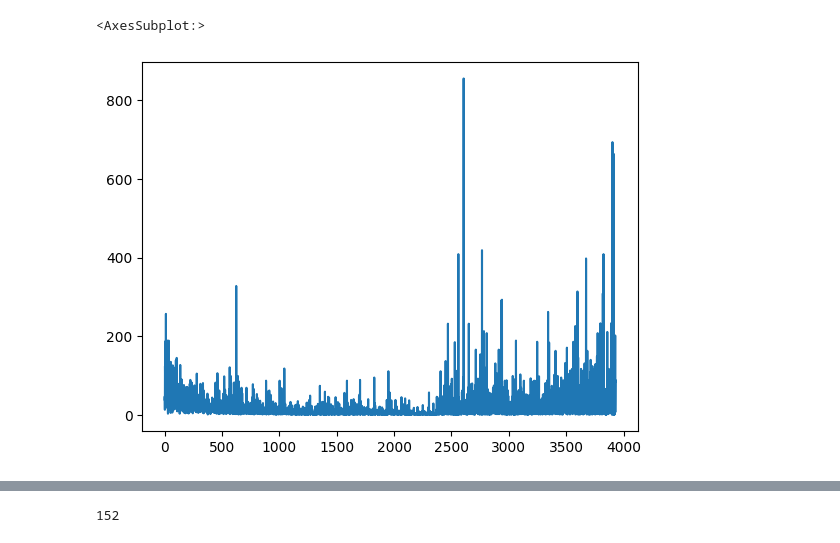
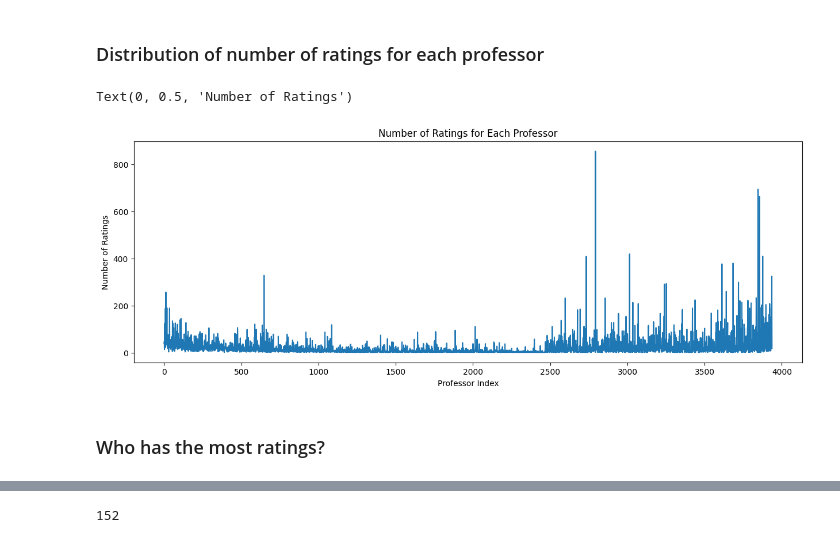
Before and after one commit to Riley-Adams/sta141b_project, a Jupyter notebook: profsEDA.ipynb, the cells around one changed output, grey strips where cells are left out. Saved outputs shown, nothing was run; the diff lists cells and outputs as text; code cells hidden in the pictures.

```diff
--- a/profsEDA.ipynb
+++ b/profsEDA.ipynb
@@ -29,9 +41,17 @@ profs['numRatings'].mean()
-# %%
-# quick plot of ratings
-profs['numRatings'].plot()
-# %% [output]
-<AxesSubplot:>
-[figure, removed]
+# %% [markdown]
+### Distribution of number of ratings for each professor
+# %%
+# quick plot of ratings
+plt.figure(figsize=(15,5))
+profs['numRatings'].plot()
+plt.title('Number of Ratings for Each Professor')
+plt.xlabel('Professor Index')
+plt.ylabel('Number of Ratings')
+# %% [output]
+Text(0, 0.5, 'Number of Ratings')
+[figure, added]
+# %% [markdown]
+### Who has the most ratings?
 # %%
 # prof with most ratings
 profs.loc[profs['numRatings'].idxmax()]
```
Also changed, not shown: parts of 42 cells of this notebook.
